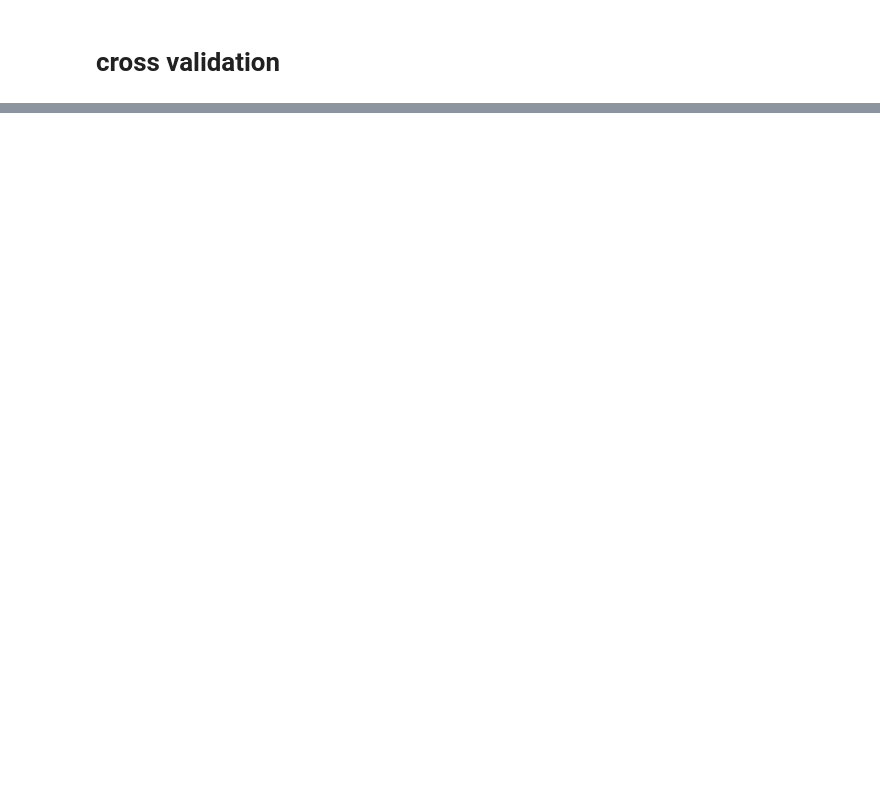
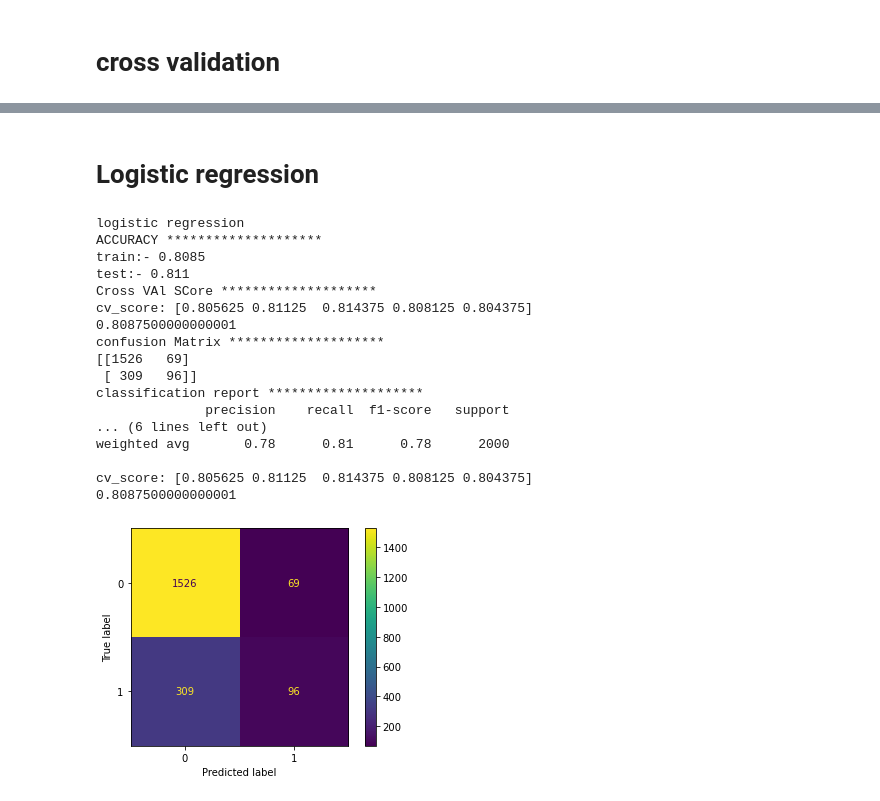
Before and after one commit to deep9893/Classification-Algorithms-, a Jupyter notebook: ANN classification .ipynb, the cells around one changed output, grey strips where cells are left out. Drawn from its saved outputs; the diff is of its cells as text; code cells hidden in the pictures; blank space fills up the shorter version.

```diff
--- a/ANN classification .ipynb
+++ b/ANN classification .ipynb
@@ -257,0 +297,49 @@ hpt.best_score_
+# %%
+comparison_dic={}
+# for comparing between model
+def modelcomparison(model,name):
+    sores=cross_val_score(model,X_train,y_train,cv=5)
+    print('cv_score:',sores)
+    print(sores.mean())
+    test_prediction=model.predict(X_test)
+
+    sores=cross_val_score(model,X_train,y_train,cv=5)
+
+    fpr, tpr, _ = roc_curve(y_test, test_prediction)
+    comparison_dic[name] = [
+        accuracy_score(y_test,test_prediction ),
+        precision_score(y_test, test_prediction),
+        recall_score(y_test, test_prediction),
+        sores.mean()
+    ]
+# %% [markdown]
+# Logistic regression
+# %%
+print('logistic regression')
+#logistic regression
+model4_b=LogisticRegression(random_state=101)
+ML_models(model4_b)
+
+
+name='LR_b'
+#creating a comparison between models
+modelcomparison(model4_b,name)
+# %% [output]
+logistic regression
+ACCURACY ********************
+train:- 0.8085
+test:- 0.811
+Cross VAl SCore ********************
+cv_score: [0.805625 0.81125  0.814375 0.808125 0.804375]
+0.8087500000000001
+confusion Matrix ********************
+[[1526   69]
+ [ 309   96]]
+classification report ********************
+              precision    recall  f1-score   support
+... (6 lines left out)
+weighted avg       0.78      0.81      0.78      2000
+
+cv_score: [0.805625 0.81125  0.814375 0.808125 0.804375]
+0.8087500000000001
+[figure, added]
```
Also changed, not shown: parts of 33 cells of this notebook.
